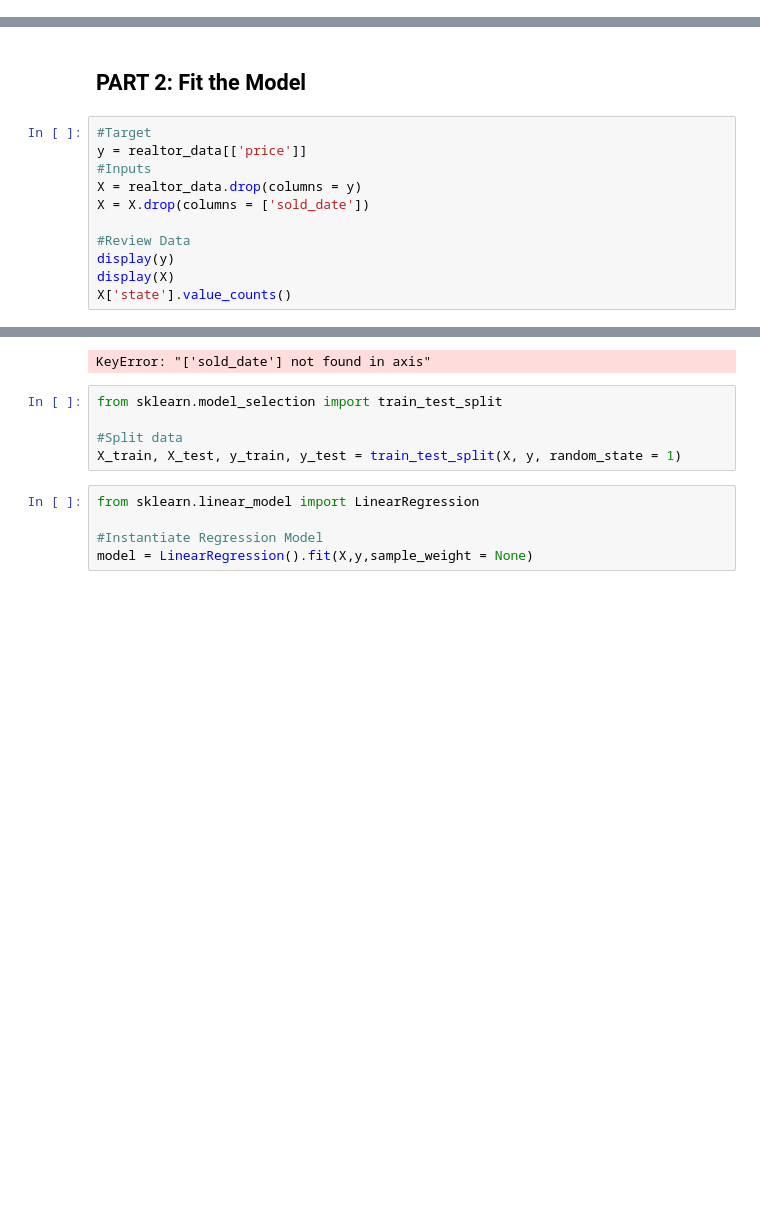
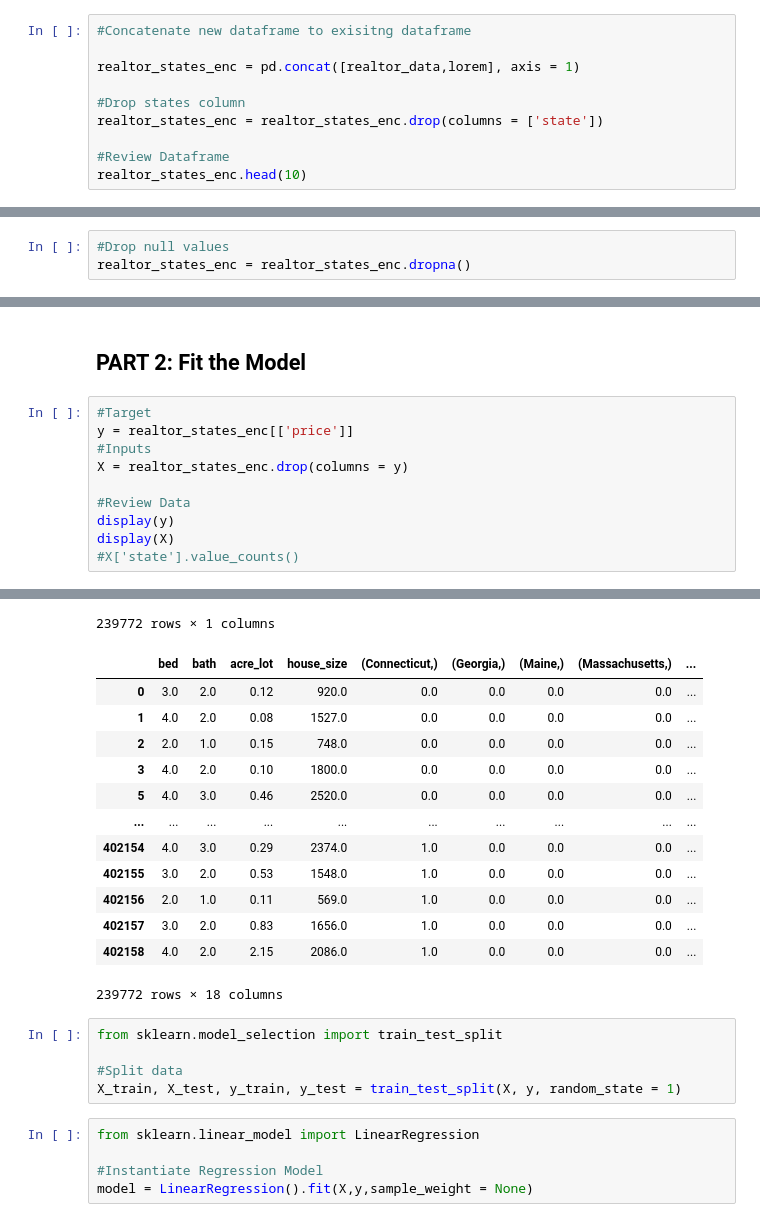
Before and after one commit to barishpeace/Project-2-Property-Price-Prediction, a Jupyter notebook: real_estate_predictor.ipynb, the cells around one changed output, grey strips where cells are left out. Drawn from its saved outputs; the diff is of its cells as text; blank space fills up the shorter version.

```diff
--- a/real_estate_predictor.ipynb
+++ b/real_estate_predictor.ipynb
@@ -83,0 +183,10 @@ memory usage: 18.4+ MB
+# %%
+#Concatenate new dataframe to exisitng dataframe
+
+realtor_states_enc = pd.concat([realtor_data,lorem], axis = 1)
+
+#Drop states column
+realtor_states_enc = realtor_states_enc.drop(columns = ['state'])
+
+#Review Dataframe
+realtor_states_enc.head(10)
@@ -83,0 +205,3 @@ memory usage: 18.4+ MB
+# %%
+#Drop null values
+realtor_states_enc = realtor_states_enc.dropna()
@@ -85,13 +230,12 @@ memory usage: 18.4+ MB
 ## PART 2: Fit the Model
 # %%
 #Target
-y = realtor_data[['price']]
+y = realtor_states_enc[['price']]
 #Inputs
-X = realtor_data.drop(columns = y)
-X = X.drop(columns = ['sold_date'])
+X = realtor_states_enc.drop(columns = y)
 
 #Review Data
 display(y)
 display(X)
-X['state'].value_counts()
+#X['state'].value_counts()
 # %% [output]
@@ -98,4 +254,17 @@ X['state'].value_counts()
-KeyError: "['sold_date'] not found in axis"
+239772 rows × 1 columns
+|  | bed | bath | acre_lot | house_size | (Connecticut,) | (Georgia,) | (Maine,) | (Massachusetts,) | ... |
+| 0 | 3.0 | 2.0 | 0.12 | 920.0 | 0.0 | 0.0 | 0.0 | 0.0 | ... |
+| 1 | 4.0 | 2.0 | 0.08 | 1527.0 | 0.0 | 0.0 | 0.0 | 0.0 | ... |
+| 2 | 2.0 | 1.0 | 0.15 | 748.0 | 0.0 | 0.0 | 0.0 | 0.0 | ... |
+| 3 | 4.0 | 2.0 | 0.10 | 1800.0 | 0.0 | 0.0 | 0.0 | 0.0 | ... |
+| 5 | 4.0 | 3.0 | 0.46 | 2520.0 | 0.0 | 0.0 | 0.0 | 0.0 | ... |
+| ... | ... | ... | ... | ... | ... | ... | ... | ... | ... |
+| 402154 | 4.0 | 3.0 | 0.29 | 2374.0 | 1.0 | 0.0 | 0.0 | 0.0 | ... |
+| 402155 | 3.0 | 2.0 | 0.53 | 1548.0 | 1.0 | 0.0 | 0.0 | 0.0 | ... |
+| 402156 | 2.0 | 1.0 | 0.11 | 569.0 | 1.0 | 0.0 | 0.0 | 0.0 | ... |
+| 402157 | 3.0 | 2.0 | 0.83 | 1656.0 | 1.0 | 0.0 | 0.0 | 0.0 | ... |
+| 402158 | 4.0 | 2.0 | 2.15 | 2086.0 | 1.0 | 0.0 | 0.0 | 0.0 | ... |
+239772 rows × 18 columns
 # %%
 from sklearn.model_selection import train_test_split
 
```
Also changed, not shown: parts of 12 cells of this notebook.
